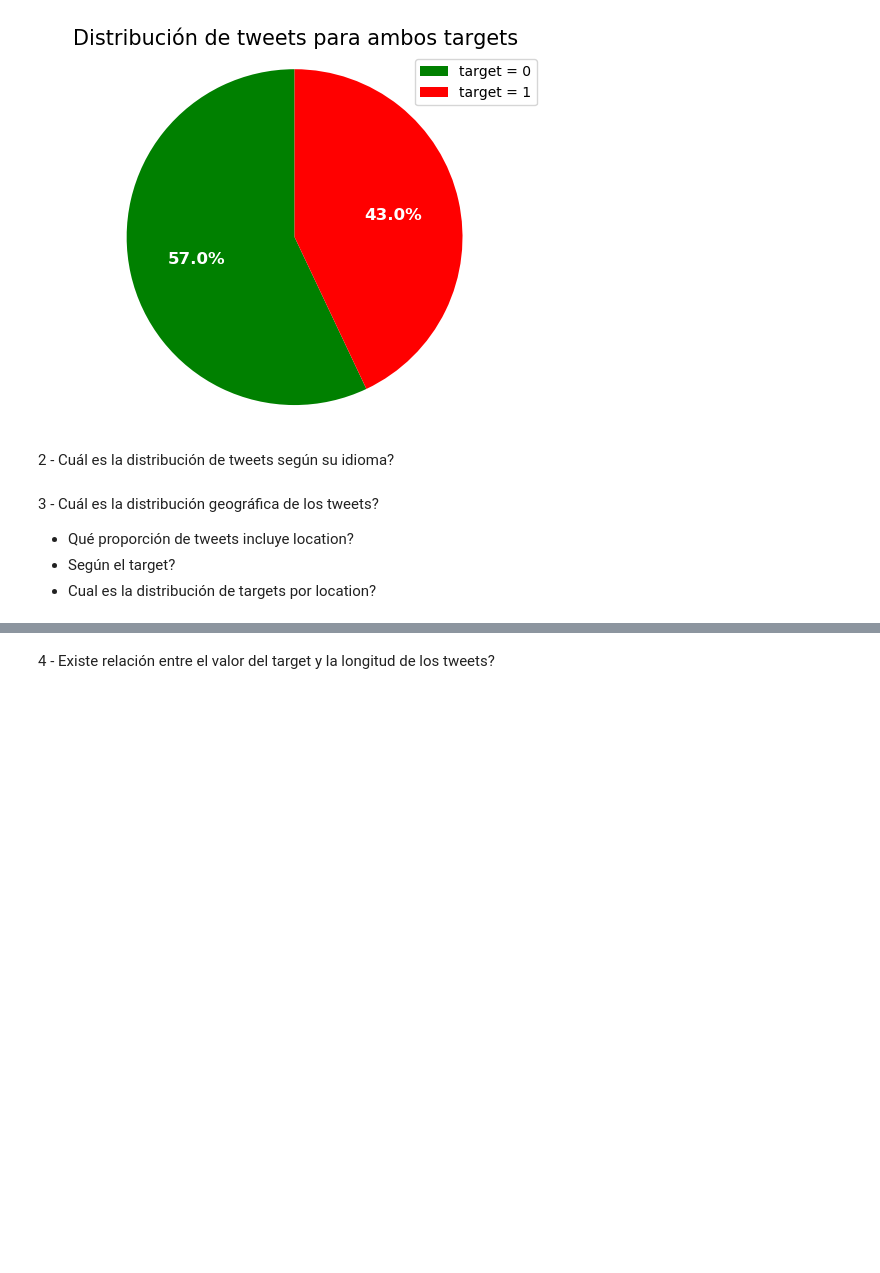
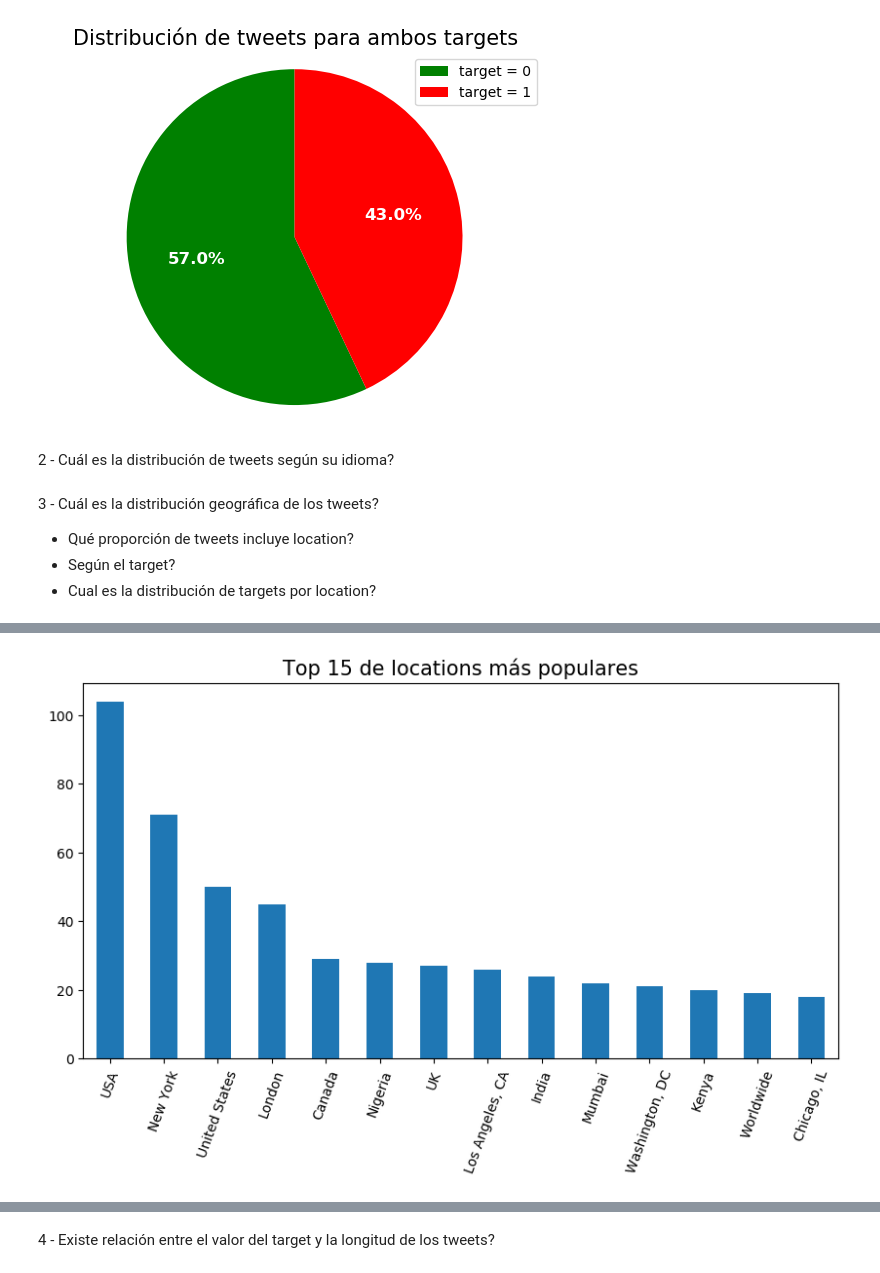
Before and after one commit to patopizzini/Organizacion_Datos_1C2020, a Jupyter notebook: TP1/TP1_JM.ipynb, the cells around one changed output, grey strips where cells are left out. Drawn from its saved outputs; the diff is of its cells as text; code cells hidden in the pictures; blank space fills up the shorter version.

```diff
--- a/TP1/TP1_JM.ipynb
+++ b/TP1/TP1_JM.ipynb
@@ -129,0 +130,13 @@ plt.show()
+# %%
+#25 locations mas populares - sacamos el unknown, que es el mas popular
+tweets_top_locations = tweets['location'].value_counts().head(15)
+tweets_top_locations = tweets_top_locations.drop(tweets_top_locations.index[0])
+
+fig = plt.figure()
+ax1 = fig.add_subplot()
+
+ax1 = tweets_top_locations.plot(kind='bar', figsize=(10, 5), rot=70);
+ax1.set_title("Top 15 de locations más populares", fontsize=figure_sub_title_fs)
+plt.show()
+# %% [output]
+[figure, added]
```
Also changed, not shown: parts of 19 cells of this notebook.
